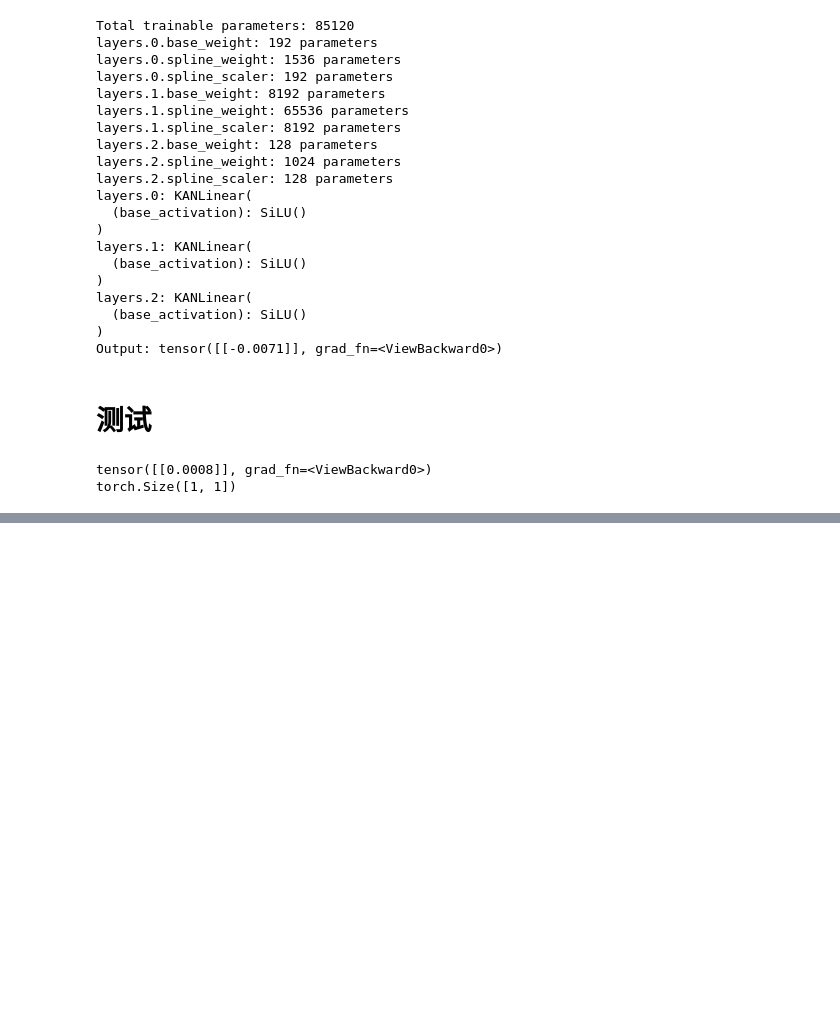
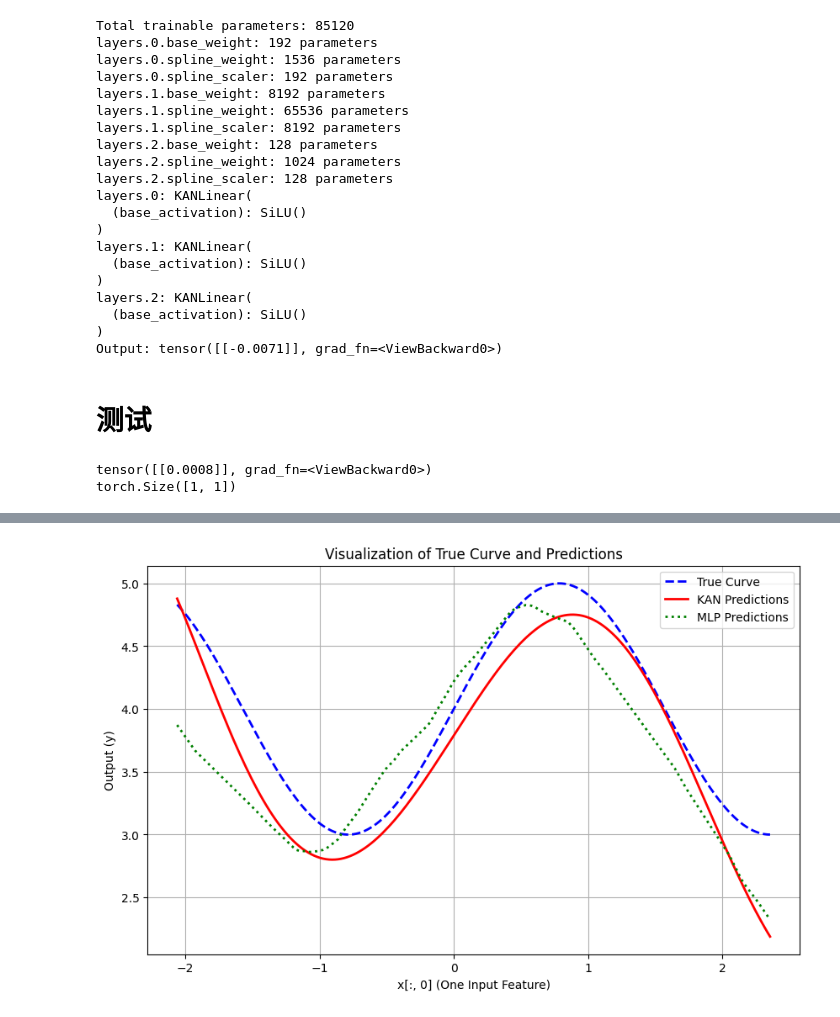
Before and after one commit to lgy112112/Efficient-KAN-in-Chinese, a Jupyter notebook: KAN.ipynb, the cells around one changed output, grey strips where cells are left out. Cells and saved outputs as stored; diff of their text form; code cells hidden in the pictures; blank space fills up the shorter version.

Commit message:
equation tutorial

```diff
--- a/KAN.ipynb
+++ b/KAN.ipynb
@@ -187,0 +312,28 @@ torch.Size([1, 1])
+# %%
+
+# 生成连续值
+x_fixed = x_test.clone()  # 克隆测试数据，避免修改原数据
+x_fixed[:, 1] = 0.0  # 固定 x2 为 0
+x_fixed[:, 2] = 0.0  # 固定 x3 为 0
+
+# 为 x[:, 0] 生成连续值
+x_fixed[:, 0] = torch.linspace(x_test[:, 0].min(), x_test[:, 0].max(), x_test.size(0))
+
+# 计算真实值和预测值
+y_true_curve = equation(x_fixed).numpy()  # 真实值
+y_kan_curve = kan_model(x_fixed).detach().numpy()  # KAN 模型预测值
+y_mlp_curve = mlp_model(x_fixed).detach().numpy()  # MLP 模型预测值
+
+# 可视化
+plt.figure(figsize=(10, 6))
+plt.plot(x_fixed[:, 0].numpy(), y_true_curve, label="True Curve", color="blue", linestyle="--", linewidth=2)
+plt.plot(x_fixed[:, 0].numpy(), y_kan_curve, label="KAN Predictions", color="red", linestyle="-", linewidth=2)
+plt.plot(x_fixed[:, 0].numpy(), y_mlp_curve, label="MLP Predictions", color="green", linestyle=":", linewidth=2)
+plt.xlabel("x[:, 0] (One Input Feature)")
+plt.ylabel("Output (y)")
+plt.title("Visualization of True Curve and Predictions")
+plt.legend()
+plt.grid(True)
+plt.show()
+# %% [output]
+[figure, added]
```
Also changed, not shown: parts of 1 cell of this notebook.
